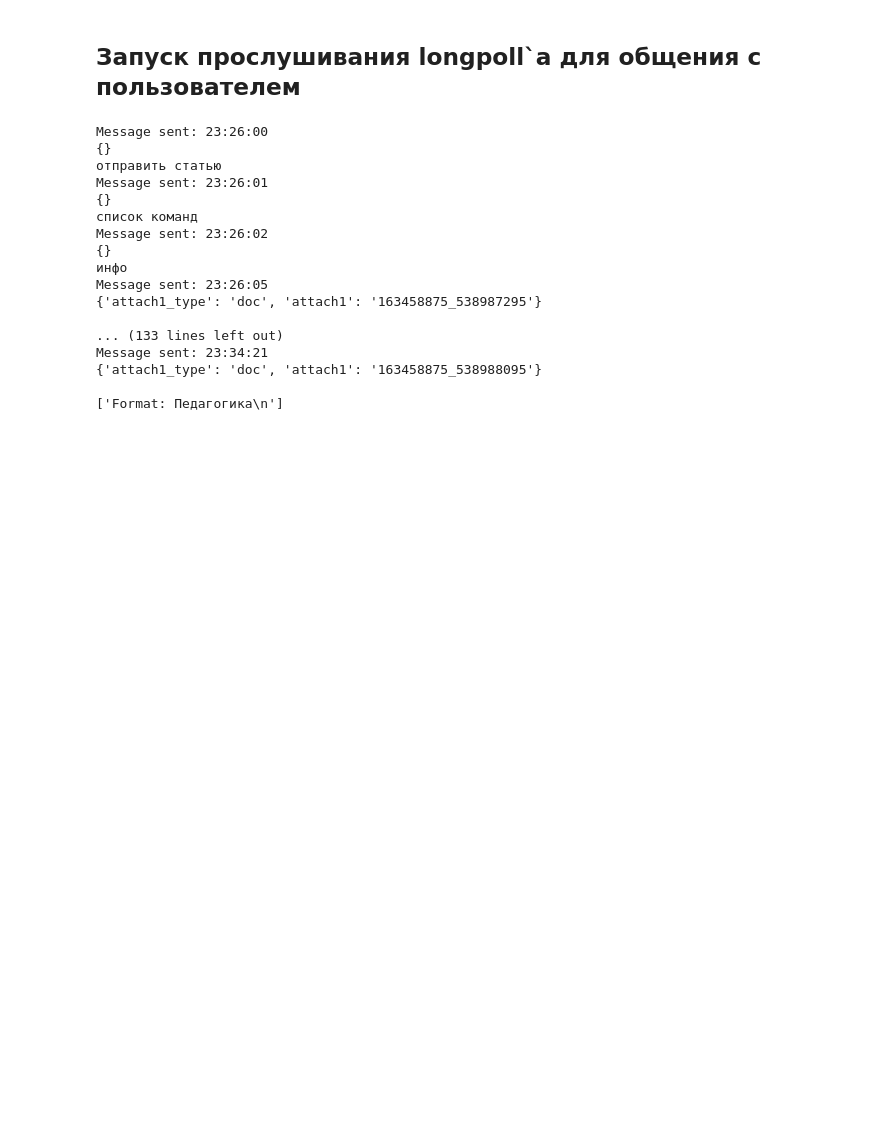
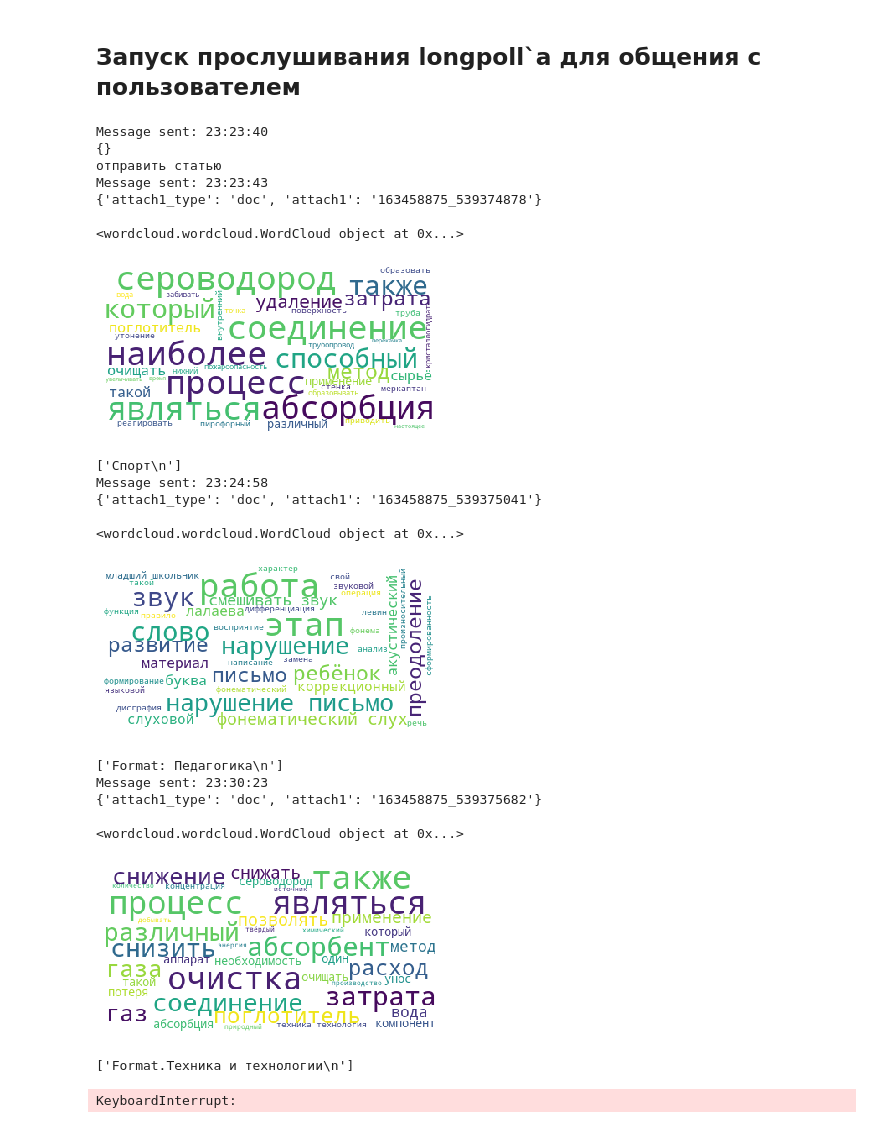
Before and after one commit to stroevsp/Diploma, a Jupyter notebook: main.py.ipynb, the cells around one changed output. Drawn from its saved outputs; the diff is of its cells as text; code cells hidden in the pictures; blank space fills up the shorter version.

Commit message:
WordCloud Feature

```diff
--- a/main.py.ipynb
+++ b/main.py.ipynb
@@ -100,3 +114,26 @@ def create_keyboard(response):
+# %%
+def wordcloud_gen(text):
+    #mpl.rcParams['figure.figsize']=(8.0,6.0)    #(6.0,4.0)
+    mpl.rcParams['font.size']=120                #10
+    mpl.rcParams['savefig.dpi']=1000             #72
+    mpl.rcParams['figure.subplot.bottom']=.1
+
+
+    data = text
+
+    wordcloud = WordCloud(
+                              background_color='white',
+                              max_words=40,
+                              max_font_size=40,
+                              random_state=42
+                             ).generate(str(data))
+
+    print(wordcloud)
+    fig = plt.figure(1)
+    plt.imshow(wordcloud)
+    plt.axis('off')
+    plt.show()
+    fig.savefig("word1.png", dpi=900)
 # %% [markdown]
 ## Обучение модели
 # %% [markdown]
@@ -139,9 +175,10 @@ for i in range(100):
 
     text_clf = Pipeline([
         ('tfidf',TfidfVectorizer()),
-        ('clf', RandomForestClassifier())
+        ('clf', RandomForestClassifier(n_estimators=10))
     ])
 
+
     text_clf.fit(texts, texts_labels)
 # %% [markdown]
 ## Запуск прослушивания longpoll`a для общения с пользователем
@@ -172,6 +209,7 @@ for event in longPoll.listen():
                 no_stopwords_target = Text_proccesor.stopwords_remove(tokenized_target)
                 proccesed_target =(' '.join(Text_proccesor.lemmatize(no_stopwords_target)))
                 result = text_clf.predict([proccesed_target])
+                wordcloud_gen(proccesed_target)
                 print (result)
                 vk_session.method(
                 'messages.send',
@@ -213,44 +251,49 @@ for event in longPoll.listen():
                 {
                     'user_id': event.user_id,
                     'message': 'Чтобы получить корректный результат - необходимо поместить основной текст статьи в файл формата .txt и отправить в данный диалог, как вложение.',
                     'random_id': random.randint(1, 2800000),
                 }
             )
 
         elif response == 'инфо':
             vk_session.method(
                 'messages.send',
                 {
                 'user_id': event.user_id,
                 'message': 'Данное программное обеспечение позволяет получить реккомендацию по размещению статьи в том или ином журнале',
                 'random_id': random.randint(1, 2800000),
             }
         )
 
         else:
             vk_session.method(
                 'messages.send',
                 {
                     'user_id': event.user_id,
                     'message': 'Пожалуйста, воспользуйтесь клавиатурой для взаимодействия с ботом, если по какой-то причине клавиатура не отобразилась напишите собщение с текстом «Начать»',
                     'random_id': random.randint(1, 2800000)
                 }
             )
 # %% [output]
-Message sent: 23:26:00
+Message sent: 23:23:40
 {}
 отправить статью
-Message sent: 23:26:01
-{}
-список команд
-Message sent: 23:26:02
-{}
-инфо
-Message sent: 23:26:05
-{'attach1_type': 'doc', 'attach1': '163458875_538987295'}
+Message sent: 23:23:43
+{'attach1_type': 'doc', 'attach1': '163458875_539374878'}
 
-... (133 lines left out)
-Message sent: 23:34:21
-{'attach1_type': 'doc', 'attach1': '163458875_538988095'}
-
-['Format: Педагогика\n']
+<wordcloud.wordcloud.WordCloud object at 0x...>
+[figure, added]
+['Спорт\n']
+Message sent: 23:24:58
+{'attach1_type': 'doc', 'attach1': '163458875_539375041'}
+
+<wordcloud.wordcloud.WordCloud object at 0x...>
+[figure, added]
+['Format: Педагогика\n']
+Message sent: 23:30:23
+{'attach1_type': 'doc', 'attach1': '163458875_539375682'}
+
+<wordcloud.wordcloud.WordCloud object at 0x...>
+[figure, added]
+['Format.Техника и технологии\n']
+KeyboardInterrupt:
```
Also changed, not shown: parts of 5 cells of this notebook, 1 other file.
